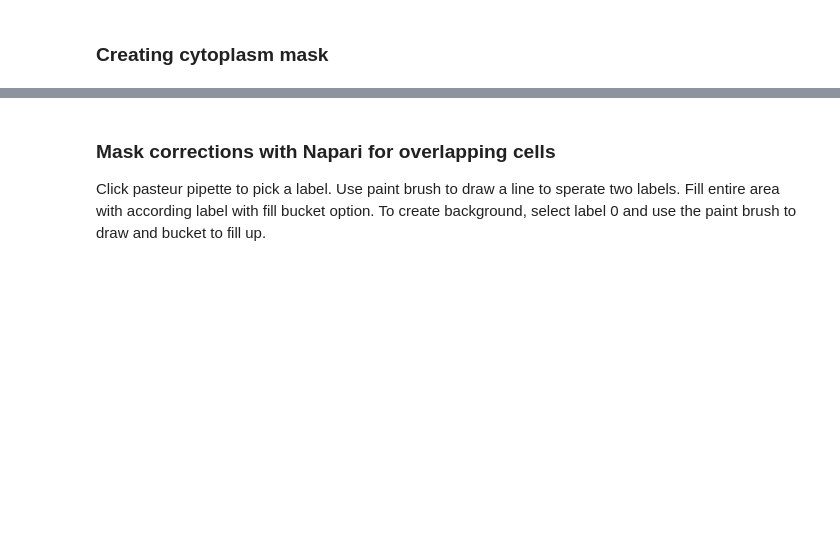
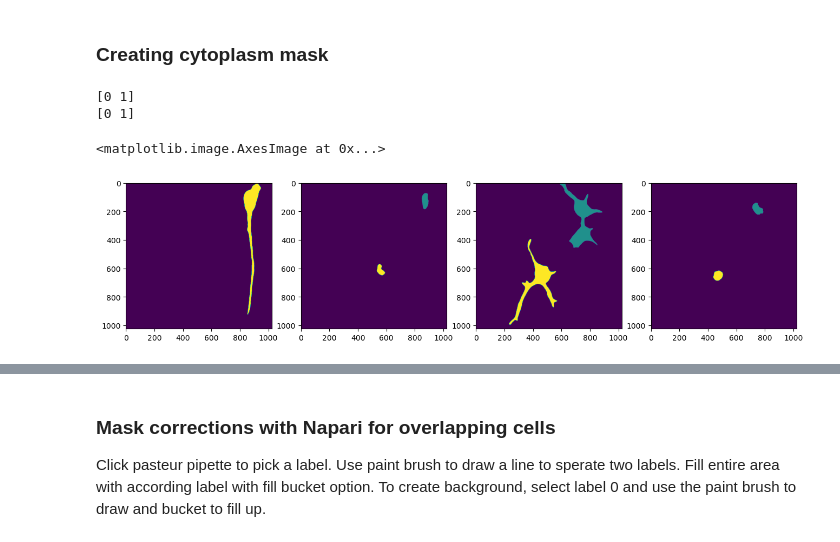
Before and after one commit to fmi-basel/singlemolecule-tracking, a Jupyter notebook: ipa/00_roi-selection/2D_neuron_mask_creation.ipynb, the cells around one changed output, grey strips where cells are left out. Drawn from its saved outputs; the diff is of its cells as text; code cells hidden in the pictures; blank space fills up the shorter version.

```diff
--- a/ipa/00_roi-selection/2D_neuron_mask_creation.ipynb
+++ b/ipa/00_roi-selection/2D_neuron_mask_creation.ipynb
@@ -243,14 +175,20 @@ for nucleus_image, cell_image in zip(mask_nucleus_puro, mask_label_puro):
 # %%
 print(np.unique(mask_label[1]))
-print(np.unique(mask_nucleus[1]))
+print(np.unique(mask_nucleus_copy[1]))
+# %% [output]
+[0 1]
+[0 1]
 # %%
 # Plot results of label matching
 
 fig, ax = plt.subplots(1, 4, figsize = (16,4))
 ax[0].imshow(mask_label[-1])
-ax[1].imshow(mask_nucleus[-1])
+ax[1].imshow(mask_nucleus_copy[-1])
 ax[2].imshow(mask_label[-2])
-ax[3].imshow(mask_nucleus[-2])
+ax[3].imshow(mask_nucleus_copy[-2])
+# %% [output]
+<matplotlib.image.AxesImage at 0x...>
+[figure, added]
 # %%
 # Substract nucleus mask from cell mask and store as binary cytoplasm mask
 
```
Also changed, not shown: parts of 44 cells of this notebook, 1 other file.
